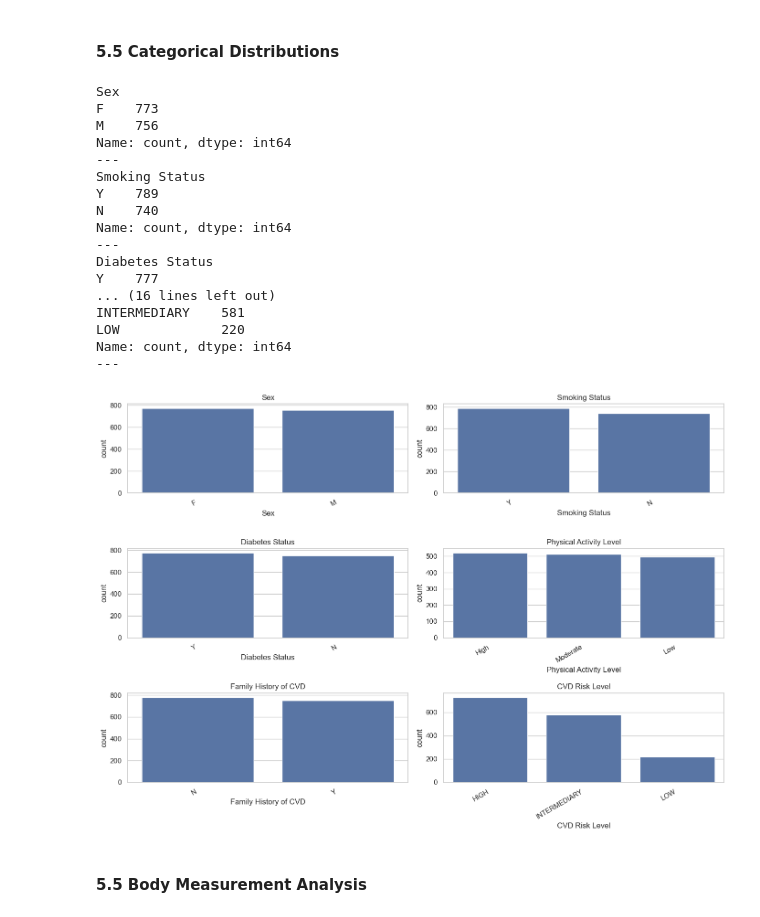
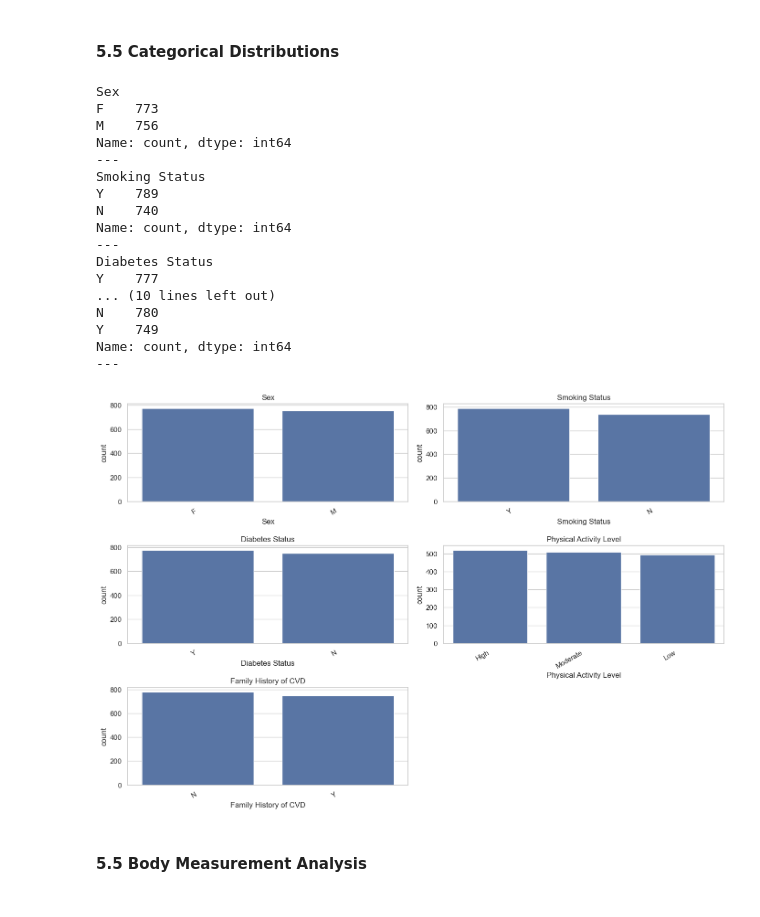
Before and after one commit to shampeyndadi/STINTSY_MCO, a Jupyter notebook: MCO.ipynb, the cells around one changed output. Drawn from its saved outputs; the diff is of its cells as text; code cells hidden in the pictures.

```diff
--- a/MCO.ipynb
+++ b/MCO.ipynb
@@ -330,42 +330,42 @@ The graph shows that females are slightly more represented than males in the dat
 # %% [markdown]
 #### 5.5 Categorical Distributions
 # %%
-cat_plot_cols = ['Sex','Smoking Status','Diabetes Status','Physical Activity Level','Blood Pressure Category','Family History of CVD','CVD Risk Level']
+cat_plot_cols = ['Sex','Smoking Status','Diabetes Status','Physical Activity Level','Blood Pressure Category','Family History of CVD']
 cat_plot_cols_present = [c for c in cat_plot_cols if c in df.columns]
 
 # Print counts for key categoricals
 for col_name in cat_plot_cols_present:
     print(df[col_name].value_counts(dropna=False))
     print('---')
 
 plt.figure(figsize=(14, 12))
 for idx, col_name in enumerate(cat_plot_cols_present, start=1):
     plt.subplot(4, 2, idx)
     order_vals = df[col_name].value_counts().index.tolist()
     sns.countplot(data=df, x=col_name, order=order_vals)
     plt.title(col_name)
     plt.xticks(rotation=30, ha='right')
 plt.tight_layout()
 plt.show()
 # %% [output]
 Sex
 F    773
 M    756
 Name: count, dtype: int64
 ---
 Smoking Status
 Y    789
 N    740
 Name: count, dtype: int64
 ---
 Diabetes Status
 Y    777
-... (16 lines left out)
-INTERMEDIARY    581
-LOW             220
+... (10 lines left out)
+N    780
+Y    749
 Name: count, dtype: int64
 ---
-[figure, old version]
+[figure, new version]
 # %% [markdown]
 #### 5.5 Body Measurement Analysis
 # %%
```
